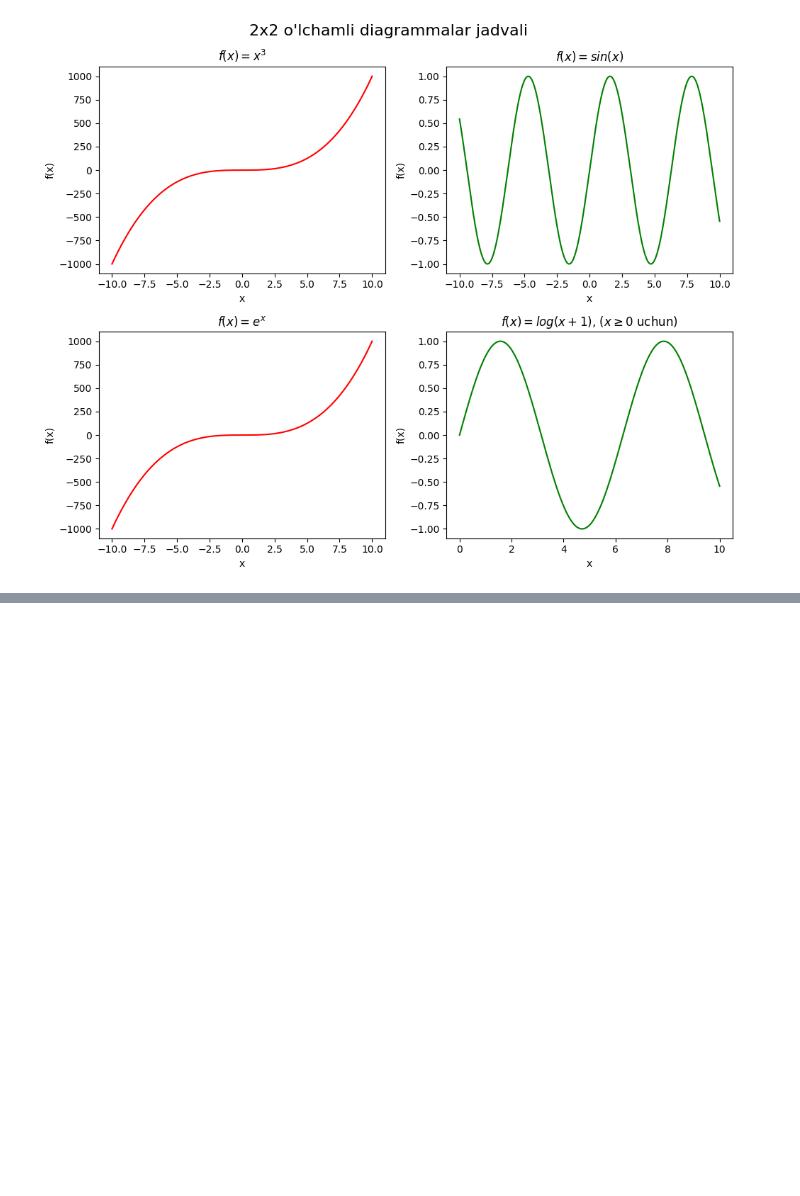
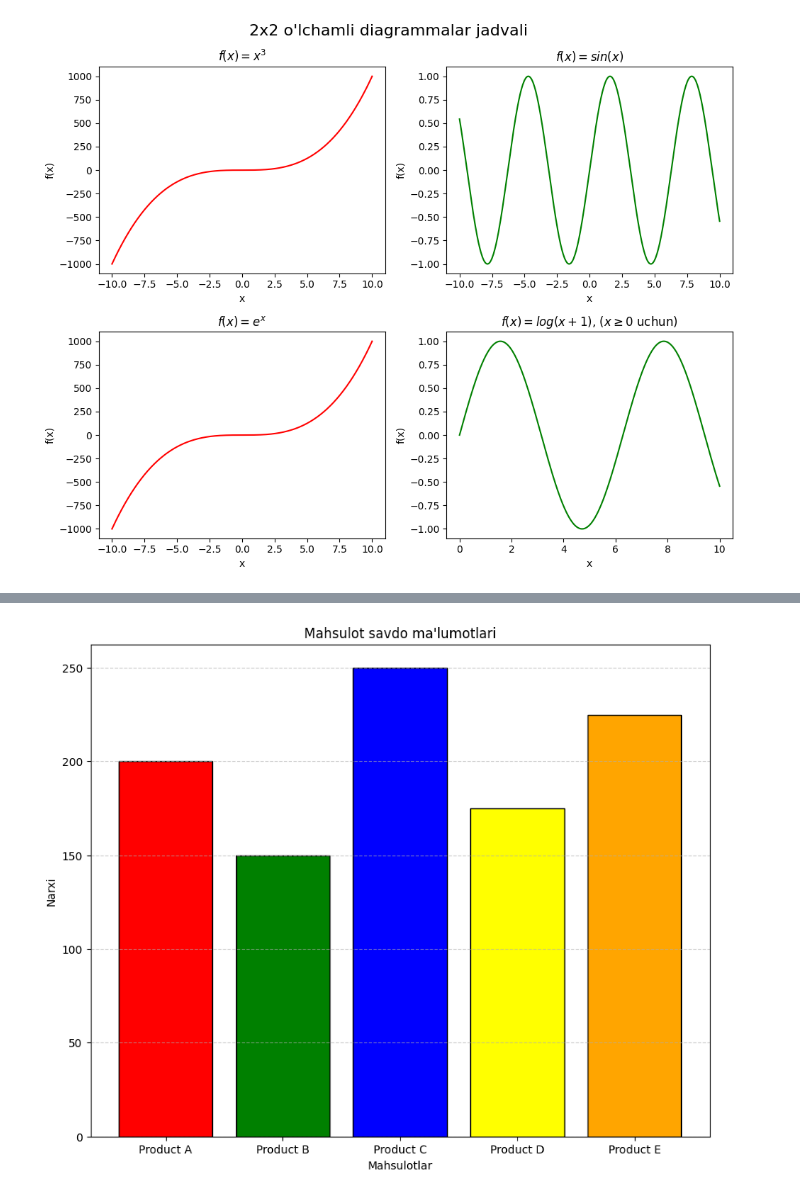
Before and after one commit to FeruzGaybullayev/Python, a Jupyter notebook: lesson-17/homework/homework_tasks.ipynb, the cells around one changed output, grey strips where cells are left out. Saved outputs shown, nothing was run; the diff lists cells and outputs as text; code cells hidden in the pictures; blank space fills up the shorter version.

```diff
--- a/lesson-17/homework/homework_tasks.ipynb
+++ b/lesson-17/homework/homework_tasks.ipynb
@@ -95,0 +157,21 @@ plt.show()
+# %%
+# Mahsulot nomlari va narxlari
+products = ['Product A', 'Product B', 'Product C', 'Product D', 'Product E']
+sales = [200, 150, 250, 175, 225]
+
+# Ranglar
+colors= ['red', 'green', 'blue', 'yellow', 'orange']
+
+# Y bo'yicha
+plt.figure(figsize=(10, 8))
+plt.bar(products, sales, color=colors, edgecolor='black')
+
+# Diagramma
+plt.title("Mahsulot savdo ma'lumotlari")
+plt.xlabel("Mahsulotlar")
+plt.ylabel("Narxi")
+plt.grid(axis="y", linestyle="--", alpha=0.6)
+
+plt.show()
+# %% [output]
+[figure, added]
```
Also changed, not shown: parts of 8 cells of this notebook, 9 other files.
